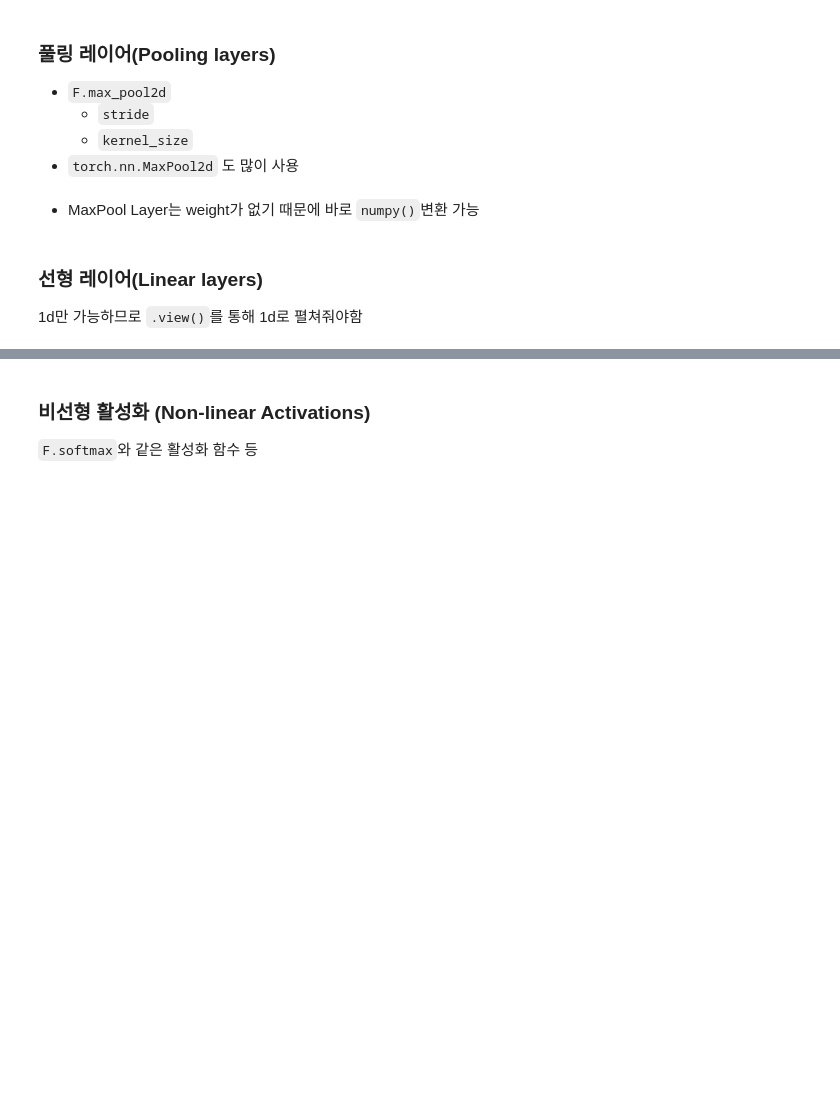
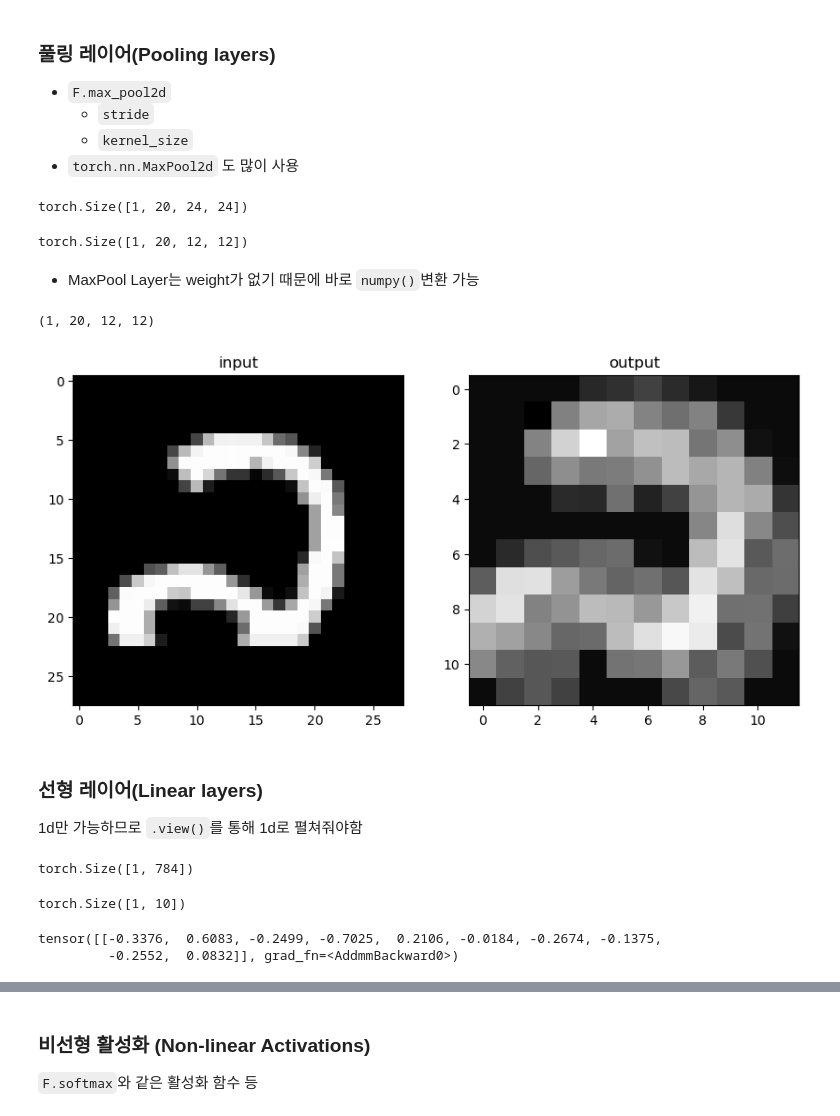
Before and after one commit to choiyun9yu/DeepLearning, a Jupyter notebook: 파이토치(PyTorch)_한번에_끝내기.ipynb, the cells around one changed output, grey strips where cells are left out. Saved outputs shown, nothing was run; the diff lists cells and outputs as text; code cells hidden in the pictures; blank space fills up the shorter version.

```diff
--- a/파이토치(PyTorch)_한번에_끝내기.ipynb
+++ b/파이토치(PyTorch)_한번에_끝내기.ipynb
@@ -1215,9 +1305,54 @@ tensor([[ 0.2721, -1.2783,  0.7742,  ..., -1.4917,  0.7304, -0.8761],
   - `stride`
   - `kernel_size`
 - `torch.nn.MaxPool2d` 도 많이 사용
+# %%
+import torch.nn.functional as F
+print(output.shape)
+
+# 2x2를 하나로 합쳐버리니까 24x24가 반토막나서 12x12가 된다.
+pool=F.max_pool2d(output,2,2)
+pool.shape
+# %% [output]
+torch.Size([1, 20, 24, 24])
+torch.Size([1, 20, 12, 12])
 # %% [markdown]
 - MaxPool Layer는 weight가 없기 때문에 바로 `numpy()`변환 가능
+# %%
+pool_arr=pool.numpy()
+pool_arr.shape
+# %% [output]
+(1, 20, 12, 12)
+# %%
+plt.figure(figsize=(10,15))
+
+plt.subplot(121)
+plt.title("input")
+plt.imshow(input_image,'gray')
+
+plt.subplot(122)
+plt.title("output")
+plt.imshow(pool_arr[0,0,:,:,], 'gray')
+
+plt.show()
+# %% [output]
+[figure, added]
 # %% [markdown]
 ### 선형 레이어(Linear layers)
 
 1d만 가능하므로 `.view()`를 통해 1d로 펼쳐줘야함
+# %%
+flatten=input_image.view(1,28*28)
+flatten.shape
+# %% [output]
+torch.Size([1, 784])
+# %%
+# 28x28로 인풋피쳐수는 784개, 아웃피쳐수 10개
+lin=nn.Linear(784,10)(flatten)
+lin.shape
+# %% [output]
+torch.Size([1, 10])
+# %%
+lin
+# %% [output]
+tensor([[-0.3376,  0.6083, -0.2499, -0.7025,  0.2106, -0.0184, -0.2674, -0.1375,
+         -0.2552,  0.0832]], grad_fn=<AddmmBackward0>)
```
Also changed, not shown: parts of 63 cells of this notebook, 9 other files.
